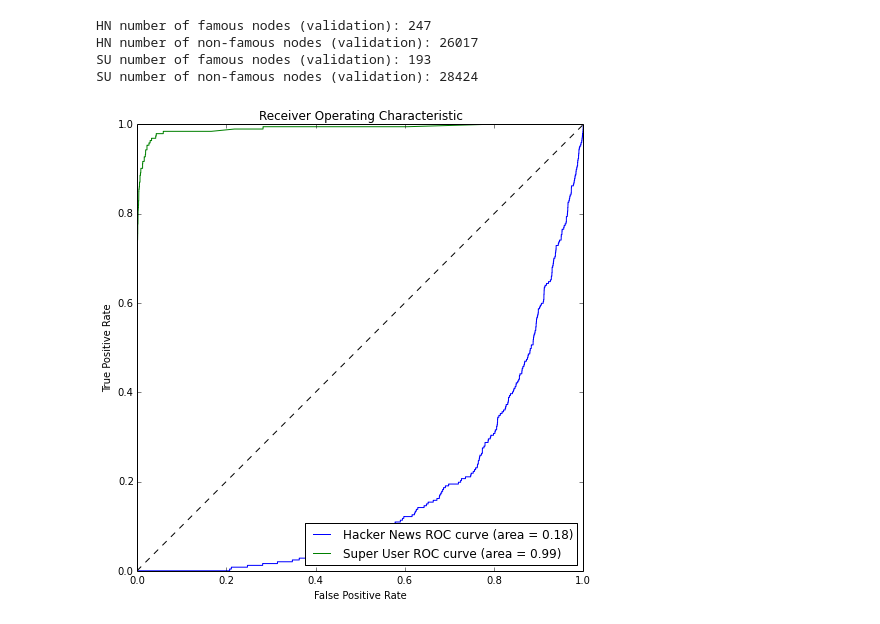
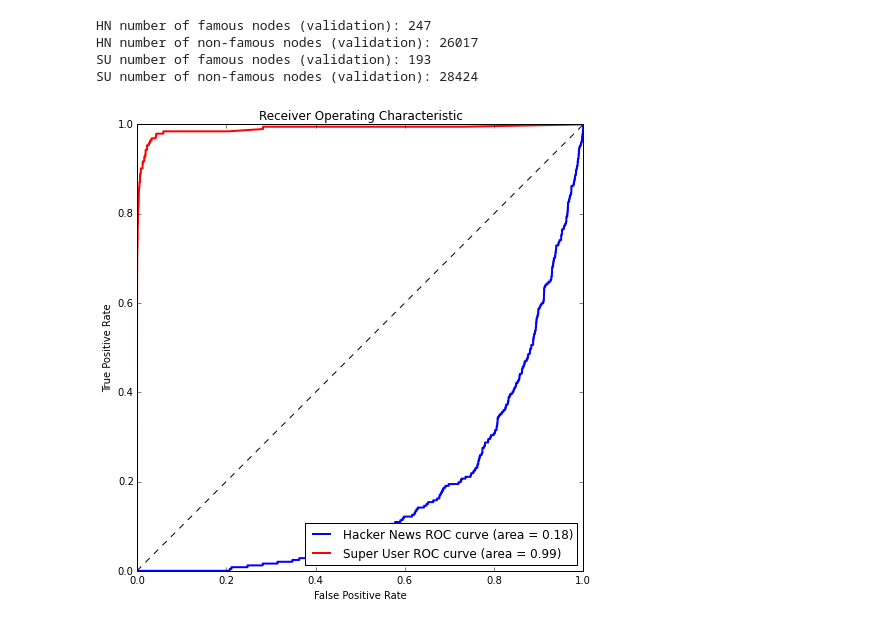
Before and after one commit to turtlesoupy/karma-prediction-cs224w, a Jupyter notebook: ipython/Karma.ipynb, the cells around one changed output. Saved outputs shown, nothing was run; the diff lists cells and outputs as text; code cells hidden in the pictures.

```diff
--- a/ipython/Karma.ipynb
+++ b/ipython/Karma.ipynb
@@ -240,20 +242,20 @@ su_probs = su_logistic.fit(su_X_train, su_is_famous_train).predict_proba(su_X_va
 # %%
 hn_fpr, hn_tpr, _ = roc_curve(hn_is_famous_validate, hn_probs[:, 1])
 su_fpr, su_tpr, _ = roc_curve(su_is_famous_validate, su_probs[:, 1])
 hn_roc_auc = auc(hn_fpr, hn_tpr)
 su_roc_auc = auc(su_fpr, su_tpr)
 
 plt.figure(figsize=(8,8))
-plt.plot(hn_fpr, hn_tpr, label='Hacker News ROC curve (area = %0.2f)' % hn_roc_auc)
-plt.plot(su_fpr, su_tpr, label='Super User ROC curve (area = %0.2f)' % su_roc_auc)
+plt.plot(hn_fpr, hn_tpr, color='b', linewidth=2, label='Hacker News ROC curve (area = %0.2f)' % hn_roc_auc)
+plt.plot(su_fpr, su_tpr, color='r', linewidth=2, label='Super User ROC curve (area = %0.2f)' % su_roc_auc)
 plt.plot([0, 1], [0, 1], 'k--')
 plt.title("Receiver Operating Characteristic")
 plt.legend(loc="lower right")
 plt.xlabel("False Positive Rate")
 plt.ylabel("True Positive Rate")
 plt.savefig(os.path.join(FIGURES_DIR, "classification_roc.pdf"))
 # %% [output]
-[figure, old version]
+[figure, new version]
 # %%
 hn_precision, hn_recall, _ = precision_recall_curve(hn_is_famous_validate, hn_probs[:, 1])
 su_precision, su_recall, _ = precision_recall_curve(su_is_famous_validate, su_probs[:, 1])
```
Also changed, not shown: parts of 4 cells of this notebook, 5 other files.
